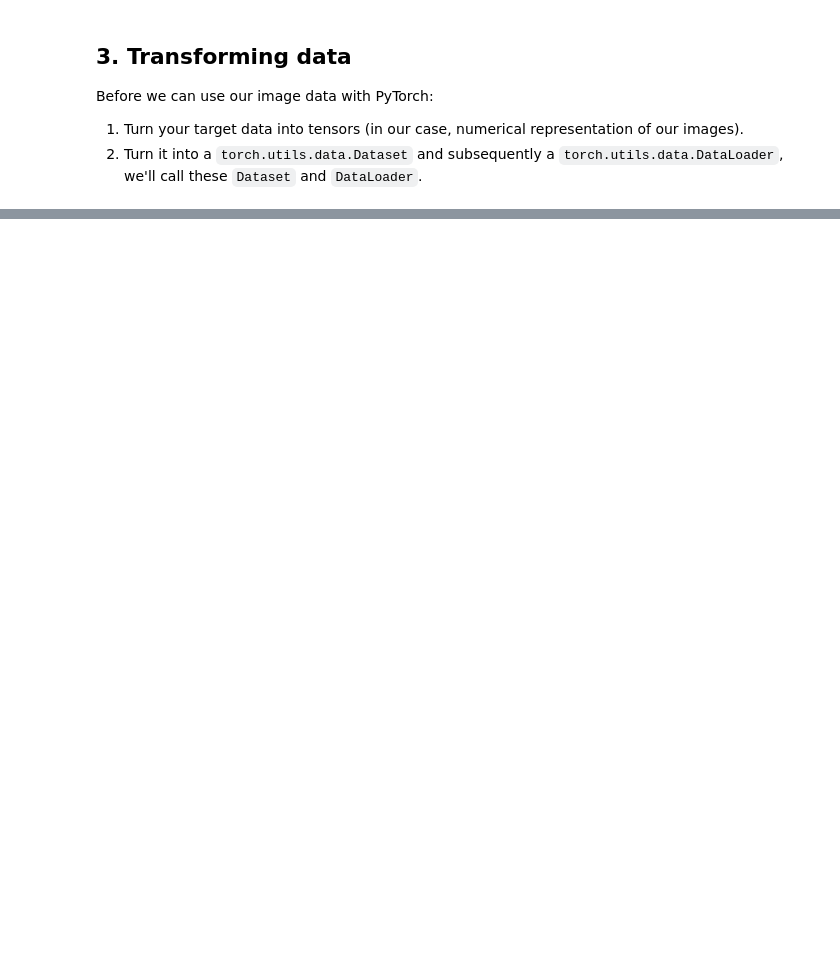
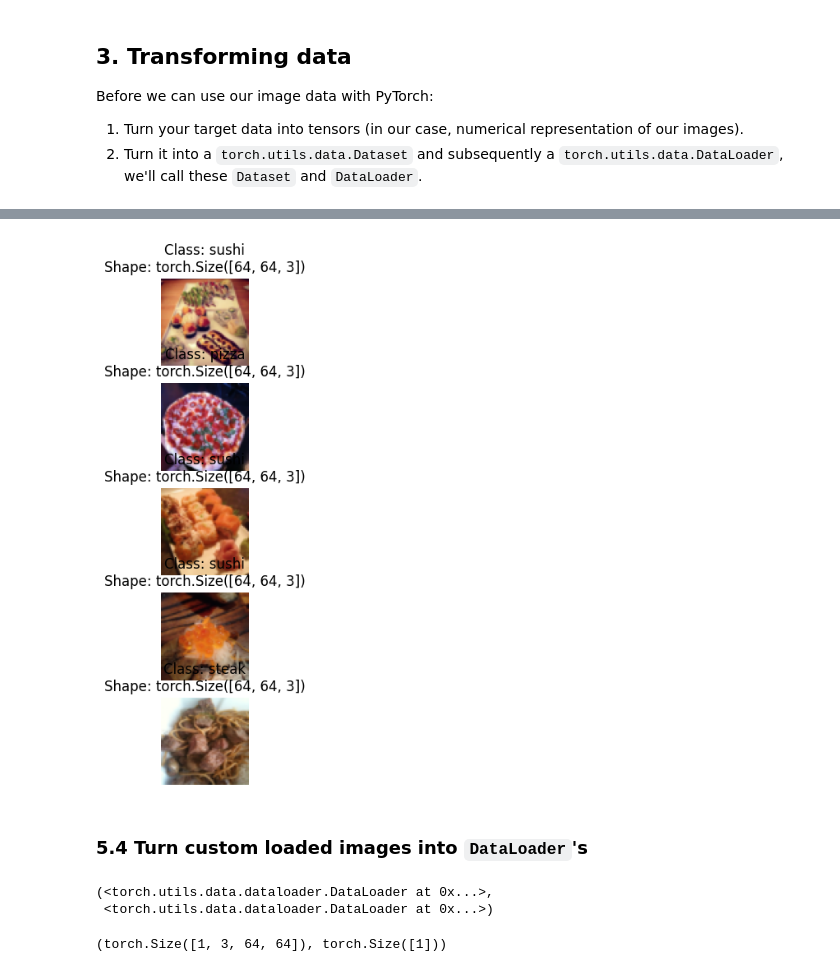
Before and after one commit to Vivekyadav199/Pytorch, a Jupyter notebook: Pytorch_custom_dataset _06.ipynb, the cells around one changed output, grey strips where cells are left out. Drawn from its saved outputs; the diff is of its cells as text; code cells hidden in the pictures; blank space fills up the shorter version.

```diff
--- a/Pytorch_custom_dataset _06.ipynb
+++ b/Pytorch_custom_dataset _06.ipynb
@@ -182,0 +568,73 @@ Before we can use our image data with PyTorch:
+# %%
+# create a function to take in a dataset
+def display_random_images(dataset: torch.utils.data.Dataset,
+                          classes: List[str] = None,
+                          n: int = 10,
+                          display_shape: bool = True,
+                          seed :int = None):
+    # adjust display if n is to high
+    if n>10:
+        n=10
+        diplay_shape = False
+        print(f"Displaying {n} random images...")
+    # 1. random seed
+    if seed:
+        random.seed(seed)
+
+    # get randpm sample indexes
+    random_samples_idx = random.sample(range(len(dataset)), k=n)
+
+    #set up plot
+    plt.figure(figsize=(16,8))
+
+    # loop through random indexes and display images and plot them with matplotlib
+    for i, targ_sample in enumerate(random_samples_idx):
+        targ_image, targ_label = dataset[targ_sample][0], dataset[targ_sample][1]
+
+        # adjust tensor dimension for plotting
+        targ_image_adjust = targ_image.permute(1, 2, 0) # change shape from (C, H, W) -> (H, W, C)
+
+        # plot image
+        plt.subplot(n, 1, i+1)
+        plt.imshow(targ_image_adjust)
+        plt.axis("off")
+        if classes:
+            title = f"Class: {classes[targ_label]}"
+            if display_shape:
+                title = title + f"\nShape: {targ_image_adjust.shape}"
+            plt.title(title)
+# %%
+# Display random images from the ImageFolder Create Dastset
+display_random_images(train_data,
+                      n=5,
+                      classes= class_names,
+                      seed = None)
+# %% [output]
+[figure, added]
+# %% [markdown]
+### 5.4 Turn custom loaded images into `DataLoader`'s
+# %%
+from torch.utils.data import DataLoader
+BATCH_SIZE=1
+#NUM_WORKERS= os.cpu_count()
+NUM_WORKERS= 0
+train_dataloader_custom = DataLoader(dataset=train_data_custom,
+                              batch_size=BATCH_SIZE,
+                              num_workers=NUM_WORKERS,
+                              shuffle=True)
+test_dataloader_custom = DataLoader(dataset=test_data_custom,
+                              batch_size=BATCH_SIZE,
+                              num_workers=NUM_WORKERS,
+                              shuffle=False)
+train_dataloader_custom, test_dataloader_custom
+# %% [output]
+(<torch.utils.data.dataloader.DataLoader at 0x...>,
+ <torch.utils.data.dataloader.DataLoader at 0x...>)
+# %%
+# Get image and label from custom datloader
+img_custom, label_custom = next(iter(train_dataloader_custom))
+
+# Print out the shapes
+img_custom.shape, label_custom.shape
+# %% [output]
+(torch.Size([1, 3, 64, 64]), torch.Size([1]))
```
Also changed, not shown: parts of 68 cells of this notebook.
